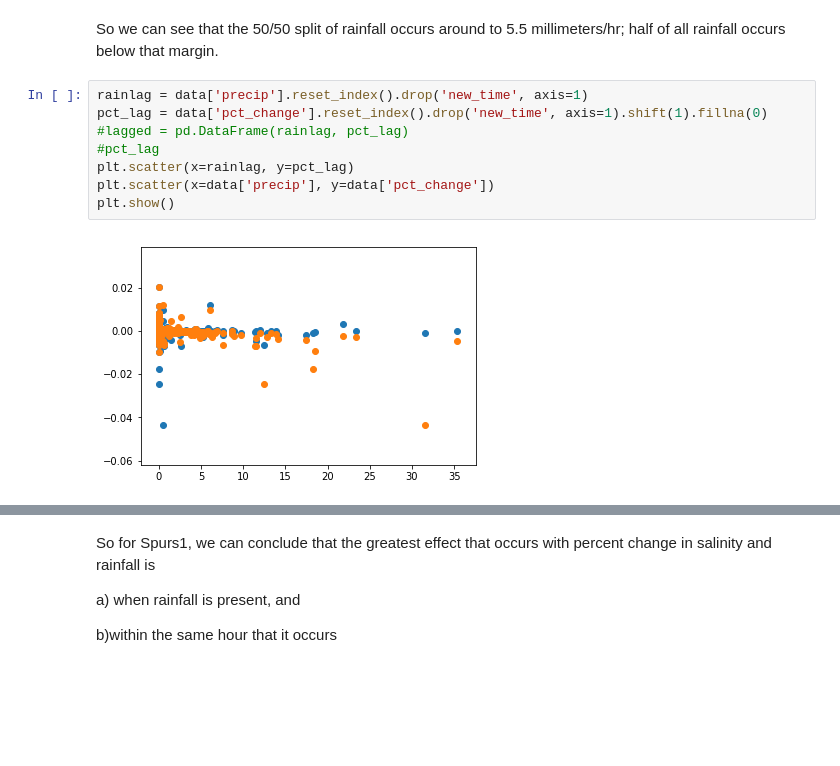
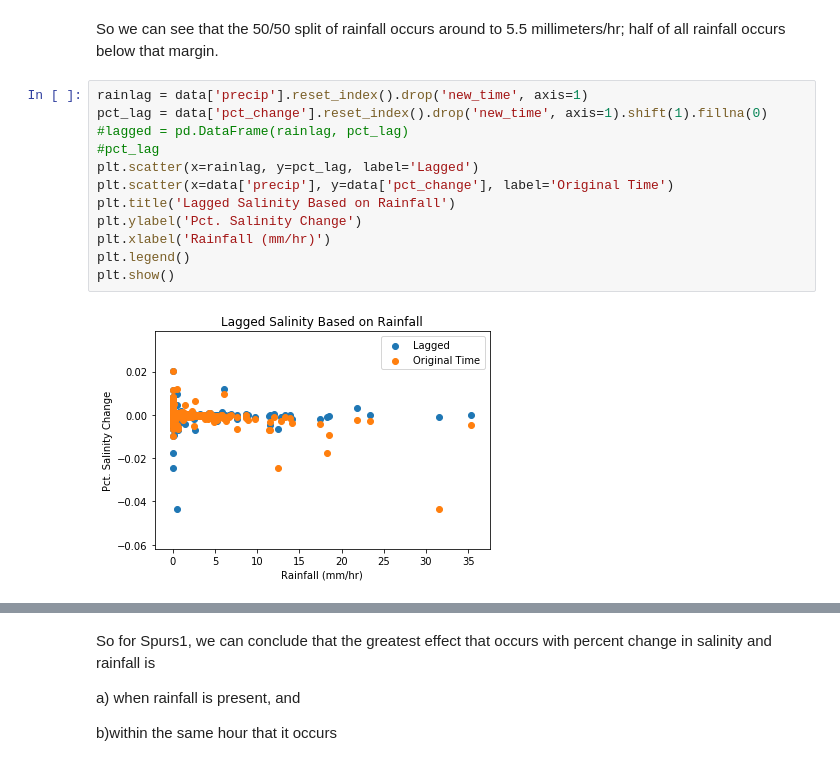
Before and after one commit to uncw-cubesat-lab/rain-class, a Jupyter notebook: Intuitive Look at Precipitation Measures.ipynb, the cells around one changed output, grey strips where cells are left out. Cells and saved outputs as stored; diff of their text form; blank space fills up the shorter version.

```diff
--- a/Intuitive Look at Precipitation Measures.ipynb
+++ b/Intuitive Look at Precipitation Measures.ipynb
@@ -137,10 +137,14 @@ So we can see that the 50/50 split of rainfall occurs around to 5.5 millimeters/
 # %%
 rainlag = data['precip'].reset_index().drop('new_time', axis=1)
 pct_lag = data['pct_change'].reset_index().drop('new_time', axis=1).shift(1).fillna(0)
 #lagged = pd.DataFrame(rainlag, pct_lag)
 #pct_lag
-plt.scatter(x=rainlag, y=pct_lag)
-plt.scatter(x=data['precip'], y=data['pct_change'])
+plt.scatter(x=rainlag, y=pct_lag, label='Lagged')
+plt.scatter(x=data['precip'], y=data['pct_change'], label='Original Time')
+plt.title('Lagged Salinity Based on Rainfall')
+plt.ylabel('Pct. Salinity Change')
+plt.xlabel('Rainfall (mm/hr)')
+plt.legend()
 plt.show()
 # %% [output]
-[figure, old version]
+[figure, new version]
```
Also changed, not shown: parts of 26 cells of this notebook.
